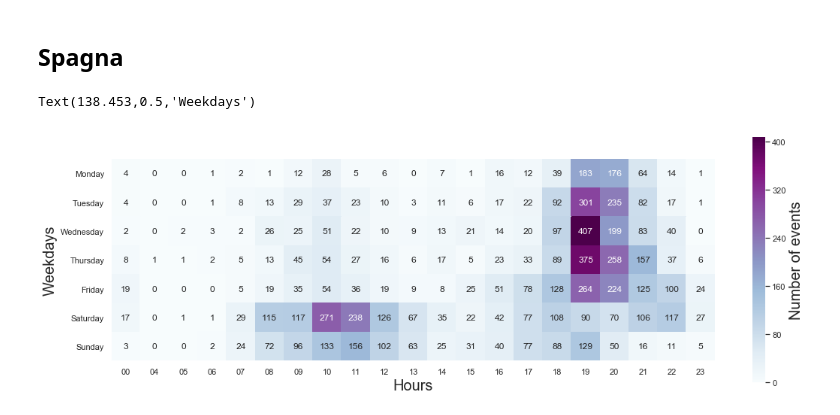
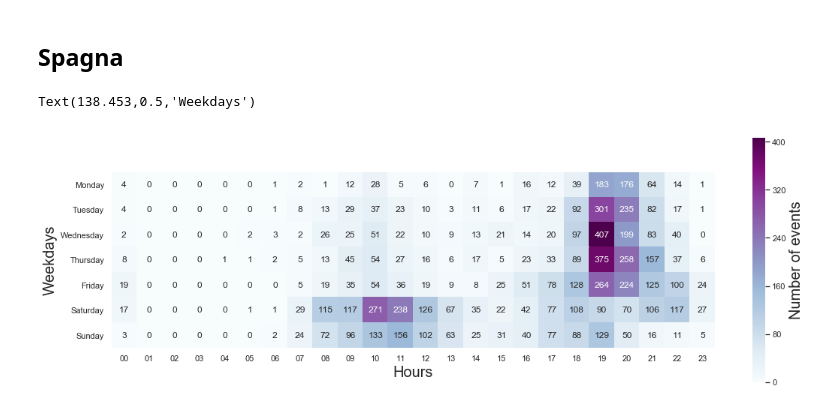
Before and after one commit to maxi93/NeoMeetup, a Jupyter notebook: Visualizations/Heatmap_event_weekdays.ipynb, the cells around one changed output. Cells and saved outputs as stored; diff of their text form; code cells hidden in the pictures.

```diff
--- a/Visualizations/Heatmap_event_weekdays.ipynb
+++ b/Visualizations/Heatmap_event_weekdays.ipynb
@@ -172,0 +200,9 @@ Text(138.453,0.5,'Weekdays')
+# %%
+rcParams['figure.figsize'] = 18,4
+sns.set(rc = {'axes.facecolor' : '#EAF2F8','axes.edgecolor' : 'white',
+              'grid.linewidth': 1, 'grid.color':'white'})
+sns.despine(left = True, bottom = True)
+ax2_ita = sns.barplot('dtime', 'partecipanti', data = df_ita_time, color = '#8E44AD')
+ax2_ita.set_xlabel('')
+ax2_ita.set(xticklabels = [])
+ax2_ita.set_ylabel("Participants", fontsize = 20)
@@ -195,0 +238,15 @@ Text(138.453,0.5,'Weekdays')
+# %%
+df_de_date = df_de[['day','dtime', 'partecipanti']]
+df_de_date['day'] = pd.Categorical(df_de_date['day'],
+                                ["Monday", "Tuesday", "Wednesday", "Thursday", "Friday", "Saturday", "Sunday"])
+df_de_day = df_de[['day','partecipanti']].groupby('day', as_index = False).sum()
+df_de_time = df_de[['dtime', 'partecipanti']].groupby('dtime', as_index = False).sum()
+rcParams['figure.figsize'] = 4,6
+sns.set(rc = {'axes.facecolor' : '#EAF2F8','axes.edgecolor' : 'white',
+              'grid.linewidth': 1, 'grid.color':'white'})
+sns.despine(left = True, bottom = True)
+ax1_de = sns.barplot('partecipanti', 'day', data = df_de_day, color = '#8E44AD', order = ['Monday', 'Thursday', 'Wednesday',
+                                                                               'Tuesday', 'Friday', 'Saturday', 'Sunday'])
+ax1_de.set_ylabel('')
+ax1_de.set(yticklabels = [])
+ax1_de.set_xlabel("Participants", fontsize = 20)
@@ -195,0 +256,9 @@ Text(138.453,0.5,'Weekdays')
+# %%
+rcParams['figure.figsize'] = 18,4
+sns.set(rc = {'axes.facecolor' : '#EAF2F8','axes.edgecolor' : 'white',
+              'grid.linewidth': 1, 'grid.color':'white'})
+sns.despine(left = True, bottom = True)
+ax2_de = sns.barplot('dtime', 'partecipanti', data = df_de_time, color = '#8E44AD')
+ax2_de.set_xlabel('')
+ax2_de.set(xticklabels = [])
+ax2_de.set_ylabel("Participants", fontsize = 20)
@@ -198,21 +270,24 @@ Text(138.453,0.5,'Weekdays')
 # %%
 df_es_date = df_es[['day','dtime']] #define new dataframe for explore with viz
 df_es_date.head() #check
 df_es_date['day'] = pd.Categorical(df_es_date['day'], ["Monday", "Tuesday", "Wednesday", "Thursday", "Friday", "Saturday", "Sunday"])
 #sorting the days of the week
 df_es_date['values'] = 1 #create a column that represent the single instance
 pivot_table = df_es_date.pivot_table(values = 'values', index = 'day', columns = 'dtime', aggfunc = np.sum)
 #using the representation of the value we can use np.sum to calculate the number event is organized in a certain
 #week's day, in a certain hour
 pivot_table
+columnsTitles = ['00','01','02','03','04','05','06','07','08','09','10',
+                 '11','12','13','14','15','16','17','18','19','20','21','22','23']
+pivot_table = pivot_table.reindex(columns=columnsTitles)
 pivot_table = pivot_table.fillna(0)
 pivot_table = pivot_table.astype(int)
 rcParams['figure.figsize'] = 18,12 #define a parameter to change the figure size
-figure = sns.heatmap(pivot_table,cmap='BuPu', square = True, cbar_kws={"shrink": 0.5, 'label': 'Number of events'},
+heat_es = sns.heatmap(pivot_table,cmap='BuPu', square = True, cbar_kws={"shrink": 0.5, 'label': 'Number of events'},
                     annot=True, fmt='d') #define an heatmap to plot our pivot_table
-figure.figure.axes[-1].yaxis.label.set_size(20)
-figure.set_xlabel("Hours", fontsize=20)
-figure.set_ylabel("Weekdays", fontsize=20)
+heat_es.figure.axes[-1].yaxis.label.set_size(20)
+heat_es.set_xlabel("Hours", fontsize=20)
+heat_es.set_ylabel("Weekdays", fontsize=20)
 # %% [output]
 Text(138.453,0.5,'Weekdays')
-[figure, old version]
+[figure, new version]
```
Also changed, not shown: parts of 13 cells of this notebook.
